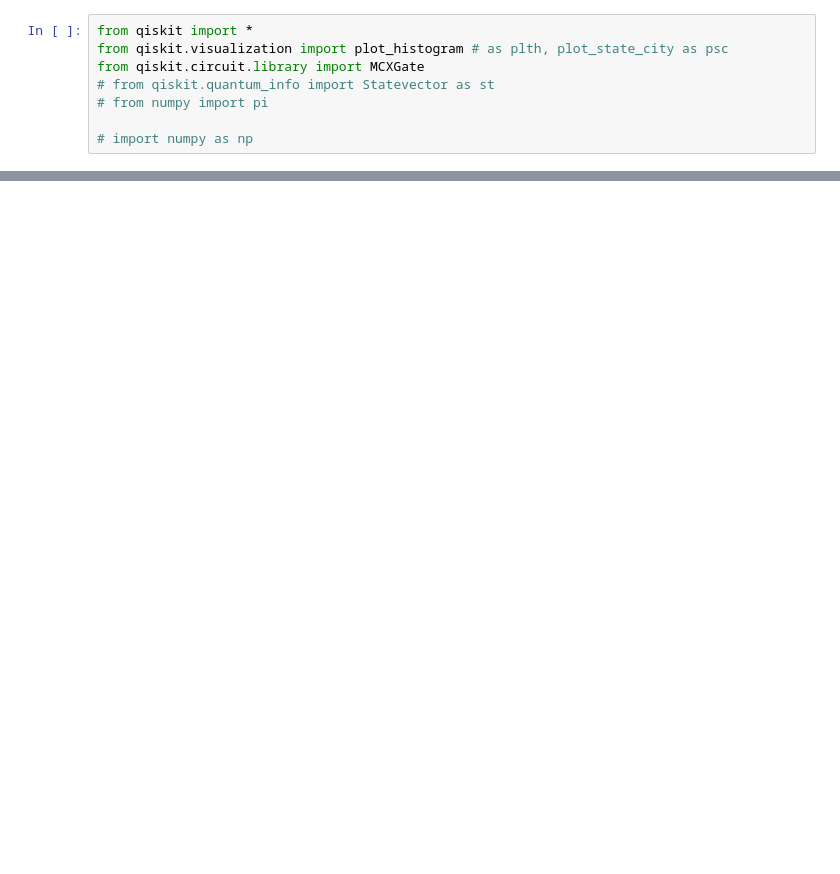
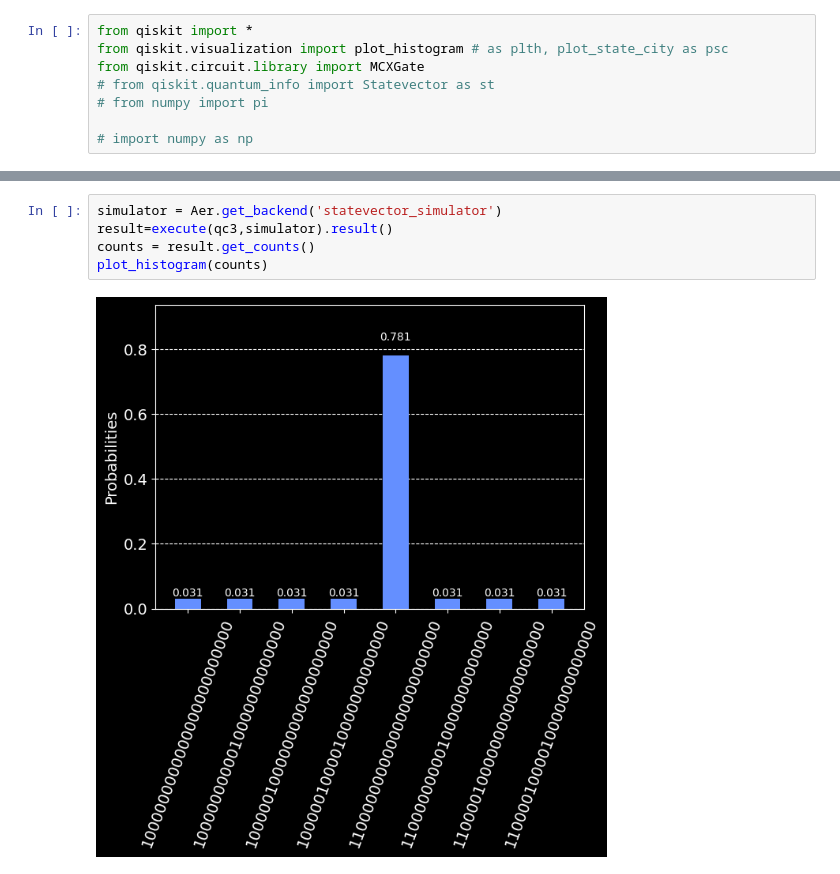
Before and after one commit to xillegas/quantum-search-tree, a Jupyter notebook: qtree.ipynb, the cells around one changed output, grey strips where cells are left out. Cells and saved outputs as stored; diff of their text form; blank space fills up the shorter version.

```diff
--- a/qtree.ipynb
+++ b/qtree.ipynb
@@ -317,0 +373,7 @@ plot_histogram(counts2)
+# %%
+simulator = Aer.get_backend('statevector_simulator')
+result=execute(qc3,simulator).result()
+counts = result.get_counts()
+plot_histogram(counts)
+# %% [output]
+[figure, added]
```
Also changed, not shown: parts of 16 cells of this notebook.
